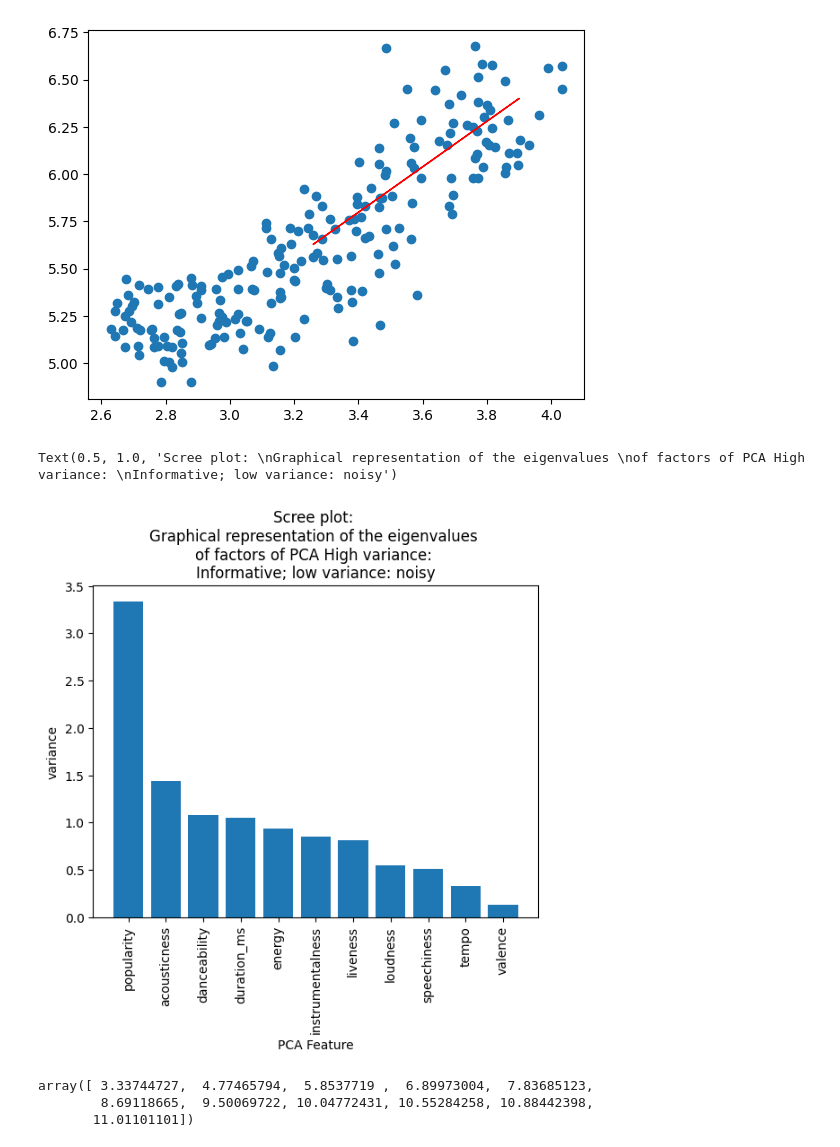
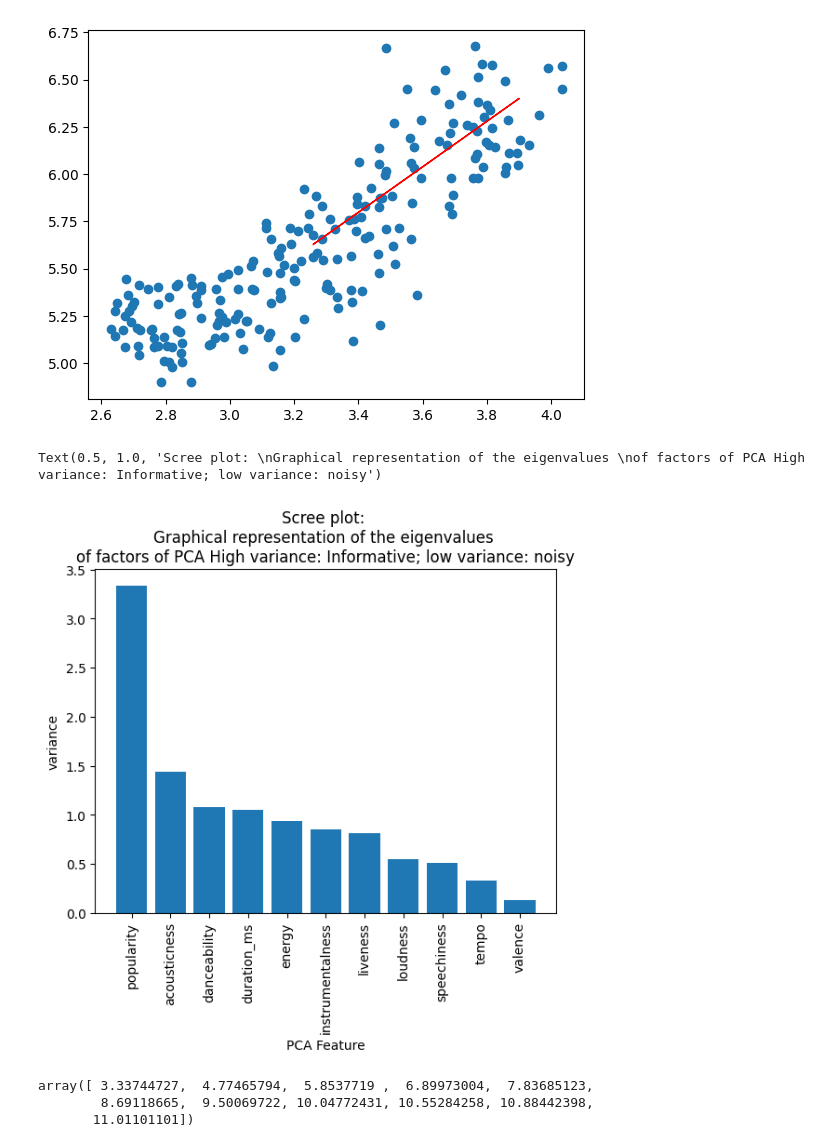
Before and after one commit to srgari/python, a Jupyter notebook: datacamp_study/machine learning/1_supervised learning w scikit learn.ipynb, the cells around one changed output. Saved outputs shown, nothing was run; the diff lists cells and outputs as text; code cells hidden in the pictures.

```diff
--- a/datacamp_study/machine learning/1_supervised learning w scikit learn.ipynb
+++ b/datacamp_study/machine learning/1_supervised learning w scikit learn.ipynb
@@ -2237,36 +2237,38 @@ plt.arrow(mean[0], mean[1], first_pc[0], first_pc[1], color = 'red')
 # %%
 from sklearn.pipeline import make_pipeline
 from sklearn.decomposition import PCA
 from sklearn.preprocessing import StandardScaler
 import pandas as pd
 import matplotlib.pyplot as plt
 
 music_df = pd.read_csv('tables/music_clean.csv')
 music_df = music_df.select_dtypes('number')
 
 # Create a PCA instance: pca
 pca = PCA()
 
 # Create scaler
 scaler = StandardScaler()
 
 # create pipeline
 pipeline = make_pipeline(scaler, pca)
 
 # Fit the pipeline to dataset
 pipeline.fit(music_df)
 
 # Plot the explained variances
 features = music_df.columns
 
 plt.bar(features, pca.explained_variance_)
 plt.xticks(features, rotation = 90)
 plt.xlabel("PCA Feature")
 plt.ylabel('variance')
-plt.title('Scree plot: \nGraphical representation of the eigenvalues \nof factors of PCA High variance: \nInformative; low variance: noisy')
+plt.title('''Scree plot:
+Graphical representation of the eigenvalues
+of factors of PCA High variance: Informative; low variance: noisy''')
 # %% [output]
-Text(0.5, 1.0, 'Scree plot: \nGraphical representation of the eigenvalues \nof factors of PCA High variance: \nInformative; low variance: noisy')
+Text(0.5, 1.0, 'Scree plot: \nGraphical representation of the eigenvalues \nof factors of PCA High variance: Informative; low variance: noisy')
-[figure, old version]
+[figure, new version]
 # %%
 import numpy as np
 np.cumsum(pca.explained_variance_)
```
Also changed, not shown: 2 other files.
